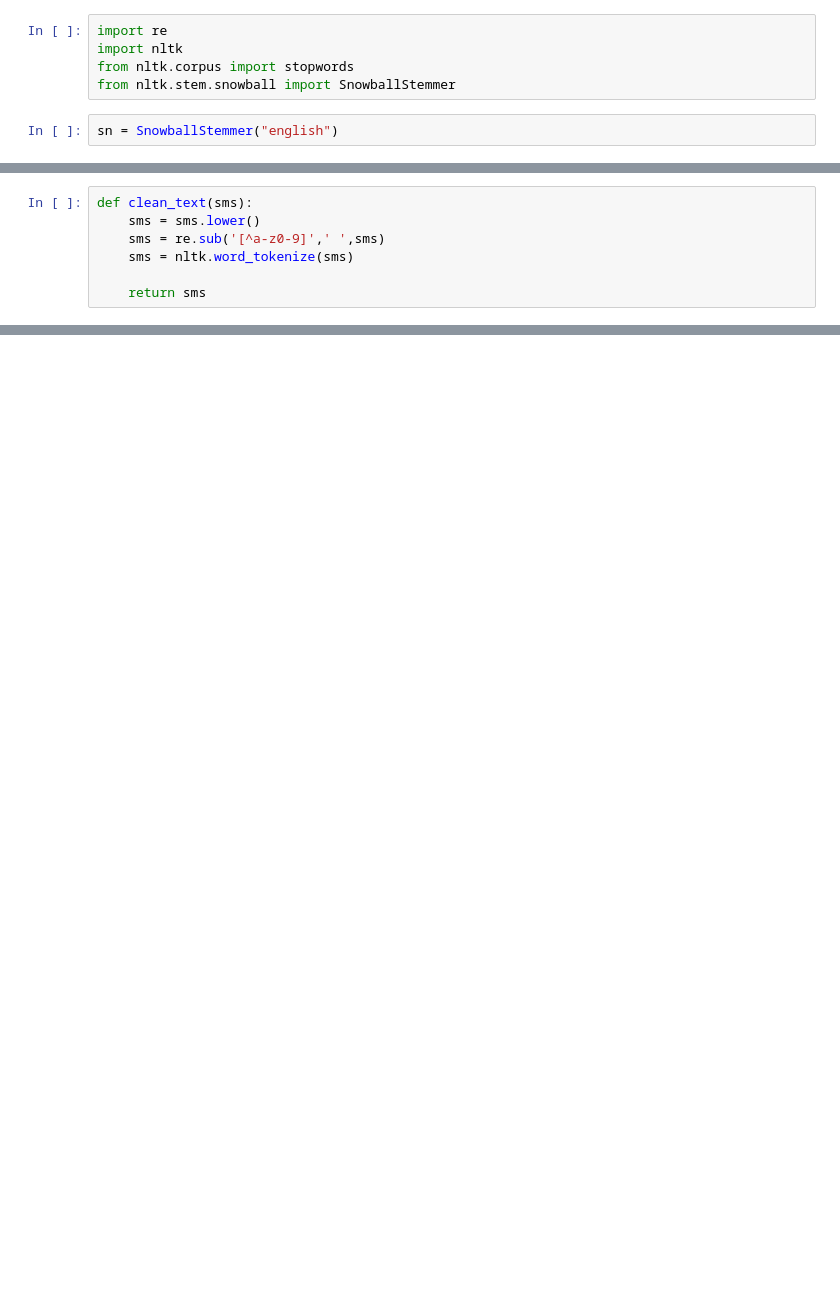
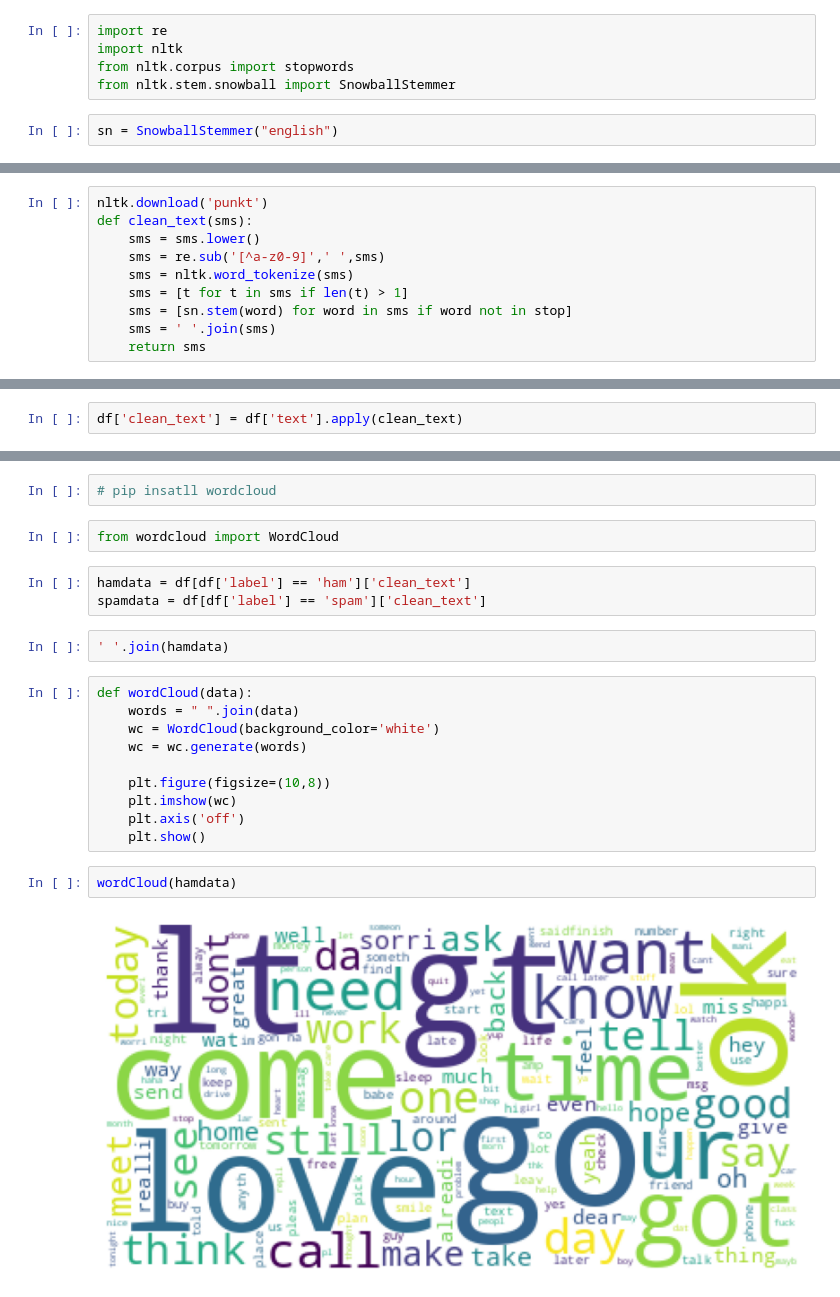
Before and after one commit to kanaki-dev/testing2, a Jupyter notebook: ML/SpamClassifier/sentimental.ipynb, the cells around one changed output, grey strips where cells are left out. Drawn from its saved outputs; the diff is of its cells as text; blank space fills up the shorter version.

Commit message:
Spam Classiffication

```diff
--- a/ML/SpamClassifier/sentimental.ipynb
+++ b/ML/SpamClassifier/sentimental.ipynb
@@ -47,9 +23,12 @@ stop = stopwords.words ('english')
 # %%
+nltk.download('punkt')
 def clean_text(sms):
     sms = sms.lower()
     sms = re.sub('[^a-z0-9]',' ',sms)
     sms = nltk.word_tokenize(sms)
-
+    sms = [t for t in sms if len(t) > 1]
+    sms = [sn.stem(word) for word in sms if word not in stop]
+    sms = ' '.join(sms)
     return sms
 # %%
 clean_text("Get is .. are.. Playing they UNLIMITED <!!!>,,, ??? Free data play 100GB.. at Rs. 0")
@@ -60,0 +35,2 @@ LookupError:
+# %%
+df['clean_text'] = df['text'].apply(clean_text)
@@ -60,0 +39,23 @@ LookupError:
+# %%
+# pip insatll wordcloud
+# %%
+from wordcloud import WordCloud
+# %%
+hamdata = df[df['label'] == 'ham']['clean_text']
+spamdata = df[df['label'] == 'spam']['clean_text']
+# %%
+' '.join(hamdata)
+# %%
+def wordCloud(data):
+    words = " ".join(data)
+    wc = WordCloud(background_color='white')
+    wc = wc.generate(words)
+
+    plt.figure(figsize=(10,8))
+    plt.imshow(wc)
+    plt.axis('off')
+    plt.show()
+# %%
+wordCloud(hamdata)
+# %% [output]
+[figure, added]
```
Also changed, not shown: parts of 7 cells of this notebook.
